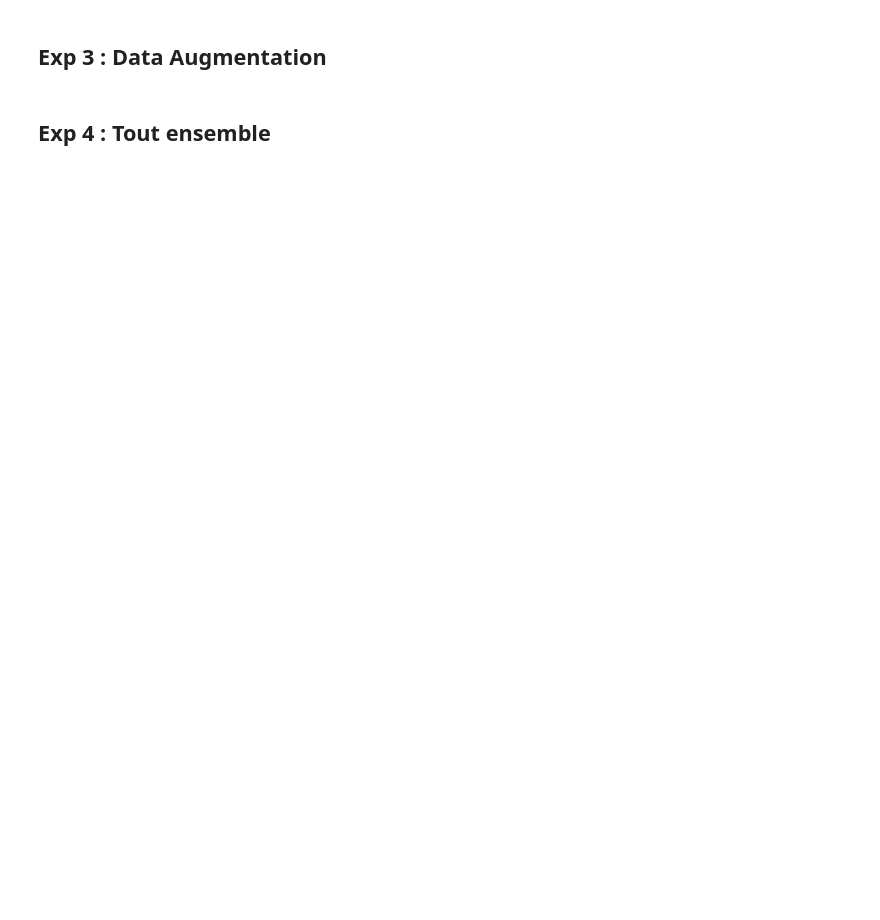
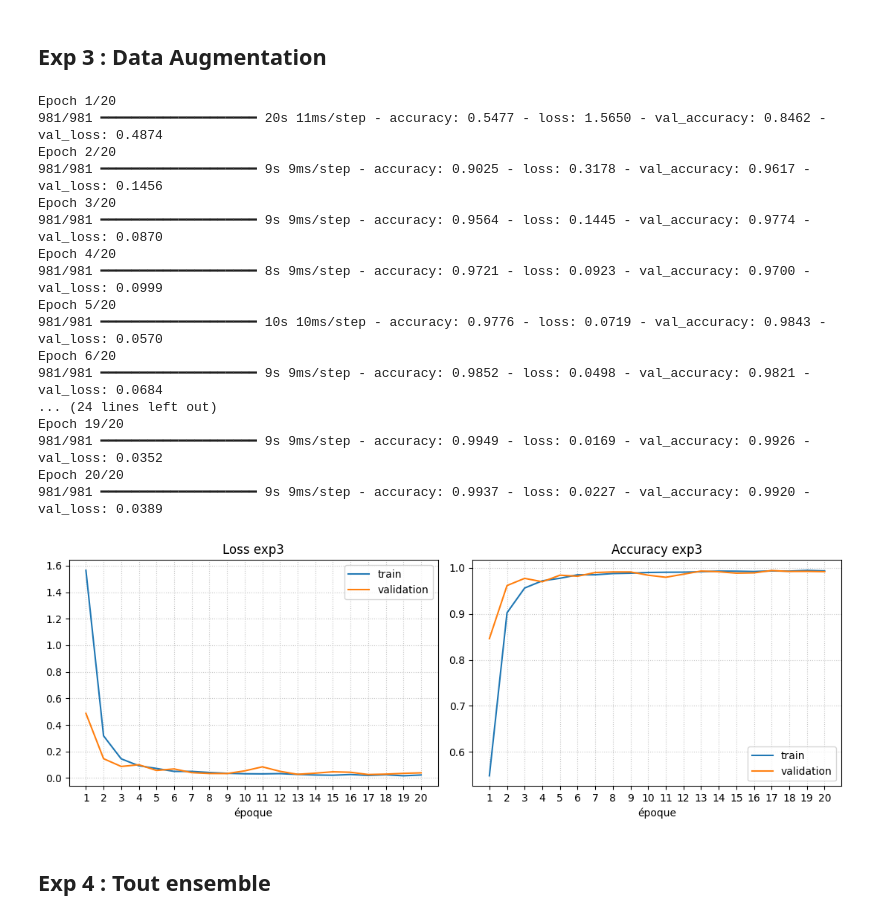
Before and after one commit to Minetriforce/DL_project_traffic_signs, a Jupyter notebook: project_traffic_signs.ipynb, the cells around one changed output. Drawn from its saved outputs; the diff is of its cells as text; code cells hidden in the pictures; blank space fills up the shorter version.

```diff
--- a/project_traffic_signs.ipynb
+++ b/project_traffic_signs.ipynb
@@ -946,11 +923,30 @@ exp2_model = load_model('exp2_model.keras')
 # %%
 exp3_model = build_cnn(dropout=False, augmentation=True, name="exp3")
 
-exp3_history = run_exp("Exp 3 : Data Augmentation", exp3_model)
+exp3_history = run_exp(exp3_model, max_epochs=20)
 
 h_exp3 = exp3_history.history
 
 plot_history(h_exp3, "exp3")
+# %% [output]
+Epoch 1/20
+981/981 ━━━━━━━━━━━━━━━━━━━━ 20s 11ms/step - accuracy: 0.5477 - loss: 1.5650 - val_accuracy: 0.8462 - val_loss: 0.4874
+Epoch 2/20
+981/981 ━━━━━━━━━━━━━━━━━━━━ 9s 9ms/step - accuracy: 0.9025 - loss: 0.3178 - val_accuracy: 0.9617 - val_loss: 0.1456
+Epoch 3/20
+981/981 ━━━━━━━━━━━━━━━━━━━━ 9s 9ms/step - accuracy: 0.9564 - loss: 0.1445 - val_accuracy: 0.9774 - val_loss: 0.0870
+Epoch 4/20
+981/981 ━━━━━━━━━━━━━━━━━━━━ 8s 9ms/step - accuracy: 0.9721 - loss: 0.0923 - val_accuracy: 0.9700 - val_loss: 0.0999
+Epoch 5/20
+981/981 ━━━━━━━━━━━━━━━━━━━━ 10s 10ms/step - accuracy: 0.9776 - loss: 0.0719 - val_accuracy: 0.9843 - val_loss: 0.0570
+Epoch 6/20
+981/981 ━━━━━━━━━━━━━━━━━━━━ 9s 9ms/step - accuracy: 0.9852 - loss: 0.0498 - val_accuracy: 0.9821 - val_loss: 0.0684
+... (24 lines left out)
+Epoch 19/20
+981/981 ━━━━━━━━━━━━━━━━━━━━ 9s 9ms/step - accuracy: 0.9949 - loss: 0.0169 - val_accuracy: 0.9926 - val_loss: 0.0352
+Epoch 20/20
+981/981 ━━━━━━━━━━━━━━━━━━━━ 9s 9ms/step - accuracy: 0.9937 - loss: 0.0227 - val_accuracy: 0.9920 - val_loss: 0.0389
+[figure, added]
 # %%
 import pickle
 
```
Also changed, not shown: parts of 23 cells of this notebook.
